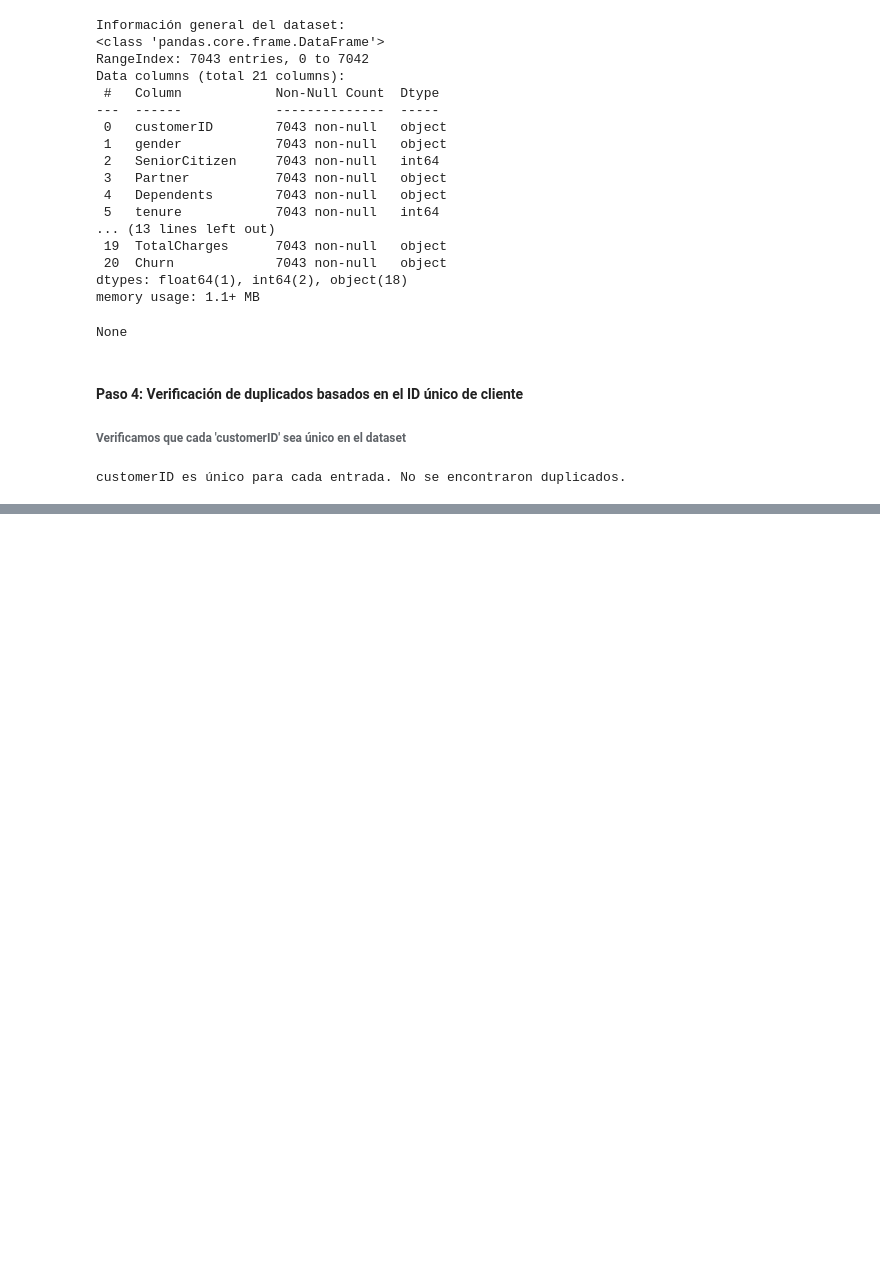
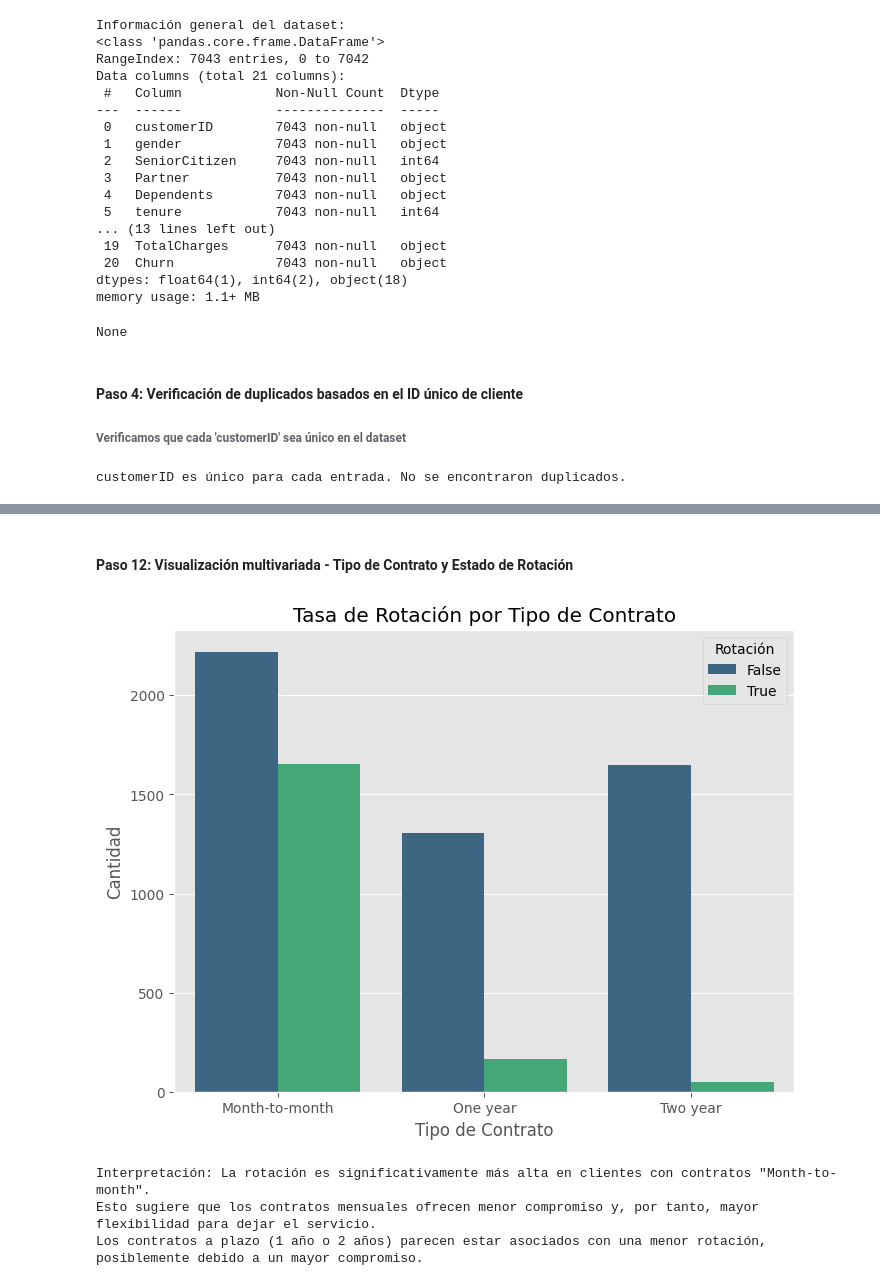
Before and after one commit to Morkand/DataScienceBootcamp, a Jupyter notebook: DataScienceFundamentals/Examenes/Intento3/examen.ipynb, the cells around one changed output, grey strips where cells are left out. Drawn from its saved outputs; the diff is of its cells as text; code cells hidden in the pictures; blank space fills up the shorter version.

```diff
--- a/DataScienceFundamentals/Examenes/Intento3/examen.ipynb
+++ b/DataScienceFundamentals/Examenes/Intento3/examen.ipynb
@@ -89,0 +210,16 @@ print(df.dtypes)
+# %% [markdown]
+#### Paso 12: Visualización multivariada - Tipo de Contrato y Estado de Rotación
+# %%
+plt.figure(figsize=(8, 6))
+sns.countplot(data=df, x='Contract', hue='Churn', palette='viridis')
+plt.title("Tasa de Rotación por Tipo de Contrato")
+plt.xlabel("Tipo de Contrato")
+plt.ylabel("Cantidad")
+plt.legend(title="Rotación")
+plt.show()
+print('Interpretación: La rotación es significativamente más alta en clientes con contratos "Month-to-month".\nEsto sugiere que los contratos mensuales ofrecen menor compromiso y, por tanto, mayor flexibilidad para dejar el servicio.\nLos contratos a plazo (1 año o 2 años) parecen estar asociados con una menor rotación, posiblemente debido a un mayor compromiso.')
+# %% [output]
+[figure, added]
+Interpretación: La rotación es significativamente más alta en clientes con contratos "Month-to-month".
+Esto sugiere que los contratos mensuales ofrecen menor compromiso y, por tanto, mayor flexibilidad para dejar el servicio.
+Los contratos a plazo (1 año o 2 años) parecen estar asociados con una menor rotación, posiblemente debido a un mayor compromiso.
```
Also changed, not shown: parts of 12 cells of this notebook.
